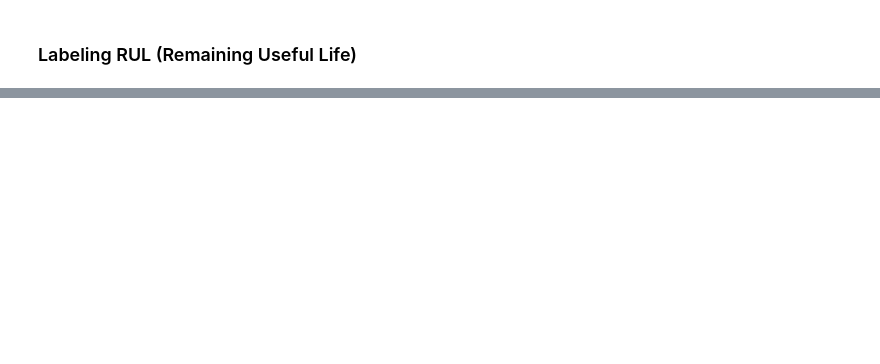
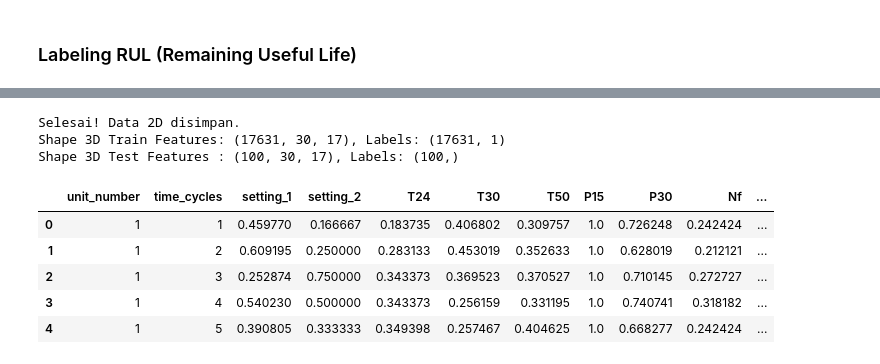
Before and after one commit to andriilaksono/rul-prediction-turbofan-cmapss, a Jupyter notebook: notebook/01_data_preprocessing.ipynb, the cells around one changed output, grey strips where cells are left out. Drawn from its saved outputs; the diff is of its cells as text; code cells hidden in the pictures; blank space fills up the shorter version.

```diff
--- a/notebook/01_data_preprocessing.ipynb
+++ b/notebook/01_data_preprocessing.ipynb
@@ -332,0 +134,78 @@ feature_cols.json      : 16 fitur
+# %%
+# ==========================================
+# PERSIAPAN DATA XGBOOST (2D Tabular)
+# ==========================================
+# Train: Simpan semua baris
+df_train.to_csv(os.path.join('../processed/', 'train_2d.csv'), index=False)
+
+df_test.to_csv(os.path.join('../processed/', 'test_full.csv'), index=False)
+
+# Test: Aturan C-MAPSS, evaluasi hanya pada siklus paling akhir dari tiap mesin
+df_test_last = df_test.groupby('unit_number').last().reset_index()
+
+# Gabungkan dengan True RUL (Label asli dari file RUL_FD001.txt)
+df_test_last['RUL_True'] = df_rul['RUL']
+df_test_last.to_csv(os.path.join('../processed/', 'test_2d.csv'), index=False)
+
+# ==========================================
+# PERSIAPAN DATA LSTM (3D Sequence)
+# ==========================================
+sequence_length = 30
+
+def gen_sequence(id_df, seq_length, seq_cols):
+    data_array = id_df[seq_cols].values
+    num_elements = data_array.shape[0]
+    for start, stop in zip(range(0, num_elements-seq_length), range(seq_length, num_elements)):
+        yield data_array[start:stop, :]
+
+# A. Pembuatan Sequence untuk Train (Semua sequence yang mungkin)
+seq_gen_train = (list(gen_sequence(df_train[df_train['unit_number']==id], sequence_length, features))
+                 for id in df_train['unit_number'].unique())
+seq_array_train = np.concatenate(list(seq_gen_train)).astype(np.float32)
+
+# Label RUL untuk Train (Hanya mengambil target pada akhir setiap sequence)
+def gen_labels(id_df, seq_length, label):
+    data_array = id_df[label].values
+    num_elements = data_array.shape[0]
+    return data_array[seq_length:num_elements, :]
+
+label_gen_train = [gen_labels(df_train[df_train['unit_number']==id], sequence_length, ['RUL'])
+                   for id in df_train['unit_number'].unique()]
+label_array_train = np.concatenate(label_gen_train).astype(np.float32)
+
+# B. Pembuatan Sequence untuk Test (HANYA sequence paling terakhir dari setiap unit)
+seq_array_test_last = [df_test[df_test['unit_number']==id][features].values[-sequence_length:]
+                       for id in df_test['unit_number'].unique()]
+seq_array_test_last = np.asarray(seq_array_test_last).astype(np.float32)
+
+# Label RUL untuk Test (Ambil langsung dari file df_rul)
+label_array_test = df_rul['RUL'].values.astype(np.float32)
+
+# ==========================================
+# SIMPAN SEMUA DATA 3D UNTUK LSTM
+# ==========================================
+np.save(os.path.join('../processed/', 'train_3d_features.npy'), seq_array_train)
+np.save(os.path.join('../processed/', 'train_3d_labels.npy'), label_array_train)
+np.save(os.path.join('../processed/', 'test_3d_features.npy'), seq_array_test_last)
+np.save(os.path.join('../processed/', 'test_3d_labels.npy'), label_array_test)
+
+print(f"Selesai! Data 2D disimpan.")
+print(f"Shape 3D Train Features: {seq_array_train.shape}, Labels: {label_array_train.shape}")
+print(f"Shape 3D Test Features : {seq_array_test_last.shape}, Labels: {label_array_test.shape}")
+# %% [output]
+Selesai! Data 2D disimpan.
+Shape 3D Train Features: (17631, 30, 17), Labels: (17631, 1)
+Shape 3D Test Features : (100, 30, 17), Labels: (100,)
+# %%
+train_2d = pd.read_csv('../processed/train_2d.csv')
+test_2d = pd.read_csv('../processed/test_2d.csv')
+test_full = pd.read_csv('../processed/test_full.csv')
+# %%
+train_2d.head()
+# %% [output]
+|  | unit_number | time_cycles | setting_1 | setting_2 | T24 | T30 | T50 | P15 | P30 | Nf | ... |
+| 0 | 1 | 1 | 0.459770 | 0.166667 | 0.183735 | 0.406802 | 0.309757 | 1.0 | 0.726248 | 0.242424 | ... |
+| 1 | 1 | 2 | 0.609195 | 0.250000 | 0.283133 | 0.453019 | 0.352633 | 1.0 | 0.628019 | 0.212121 | ... |
+| 2 | 1 | 3 | 0.252874 | 0.750000 | 0.343373 | 0.369523 | 0.370527 | 1.0 | 0.710145 | 0.272727 | ... |
+| 3 | 1 | 4 | 0.540230 | 0.500000 | 0.343373 | 0.256159 | 0.331195 | 1.0 | 0.740741 | 0.318182 | ... |
+| 4 | 1 | 5 | 0.390805 | 0.333333 | 0.349398 | 0.257467 | 0.404625 | 1.0 | 0.668277 | 0.242424 | ... |
```
Also changed, not shown: parts of 35 cells of this notebook, 9 other files.
